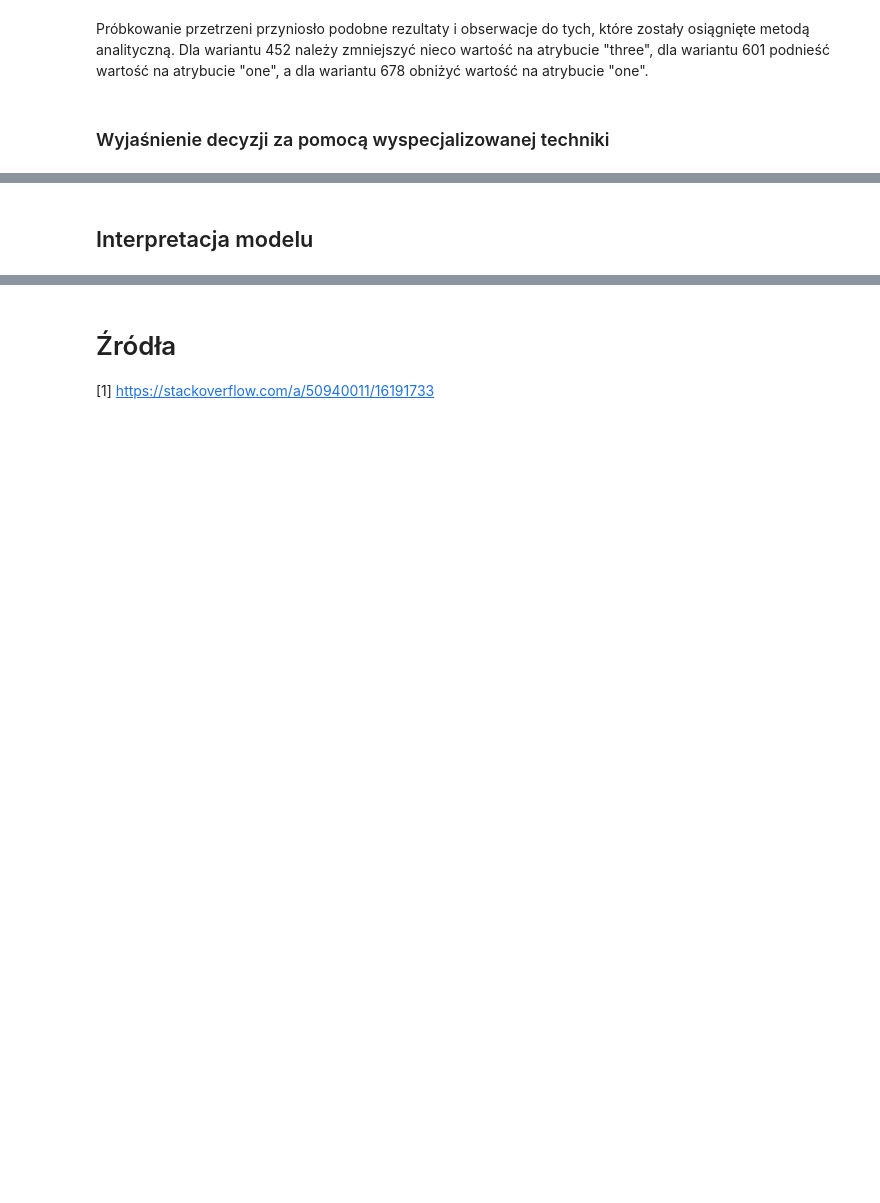
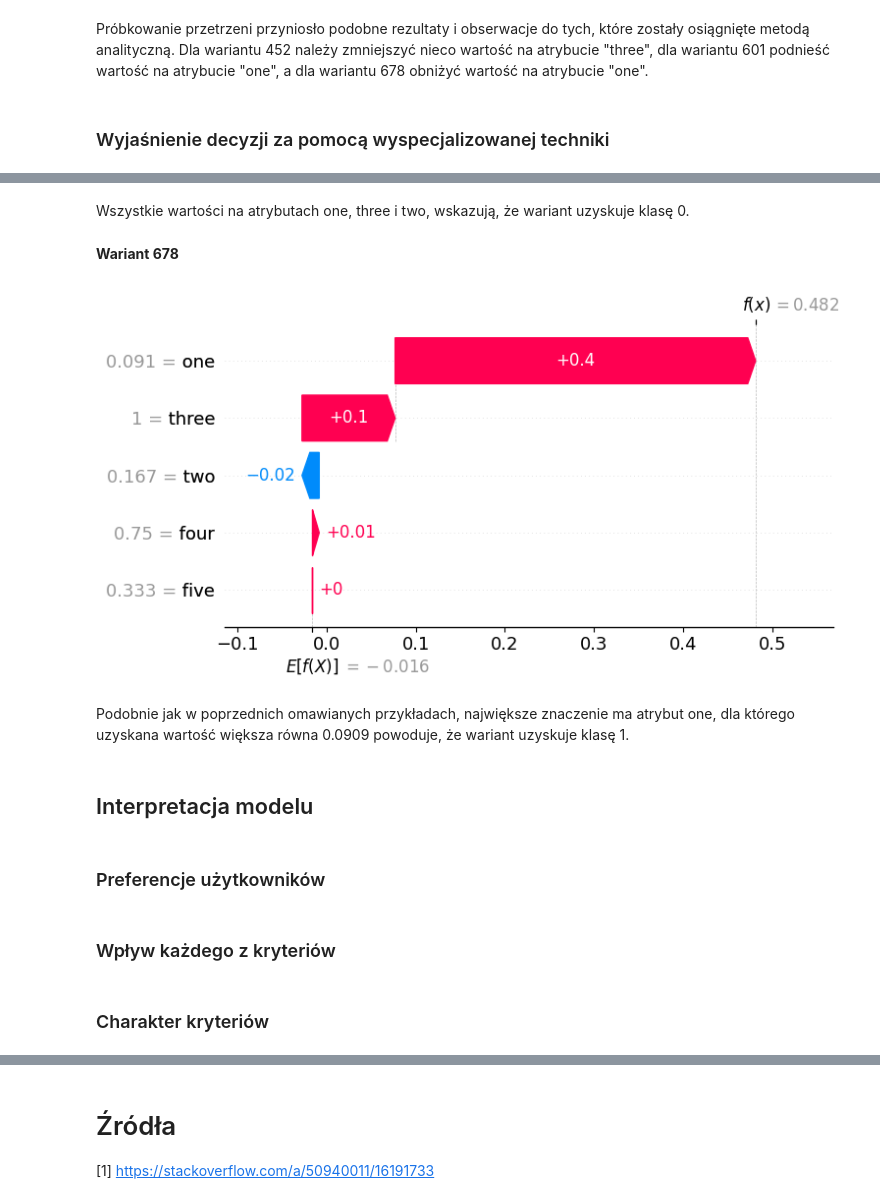
Before and after one commit to anras5/iswd, a Jupyter notebook: src/PREFERENCE-LEARNING/preference_learning.ipynb, the cells around one changed output, grey strips where cells are left out. Cells and saved outputs as stored; diff of their text form; code cells hidden in the pictures; blank space fills up the shorter version.

```diff
--- a/src/PREFERENCE-LEARNING/preference_learning.ipynb
+++ b/src/PREFERENCE-LEARNING/preference_learning.ipynb
@@ -189,2 +208,18 @@ Próbkowanie przetrzeni przyniosło podobne rezultaty i obserwacje do tych, któ
+# %% [markdown]
+Wszystkie wartości na atrybutach one, three i two, wskazują, że wariant uzyskuje klasę 0.
+# %% [markdown]
+**Wariant 678**
+# %%
+shap.plots.waterfall(shap_values[2])
+# %% [output]
+[figure, added]
+# %% [markdown]
+Podobnie jak w poprzednich omawianych przykładach, największe znaczenie ma atrybut one, dla którego uzyskana wartość większa równa 0.0909 powoduje, że wariant uzyskuje klasę 1.
 # %% [markdown]
 ## Interpretacja modelu
+# %% [markdown]
+### Preferencje użytkowników
+# %% [markdown]
+### Wpływ każdego z kryteriów
+# %% [markdown]
+### Charakter kryteriów
```
Also changed, not shown: parts of 13 cells of this notebook, 1 other file.
